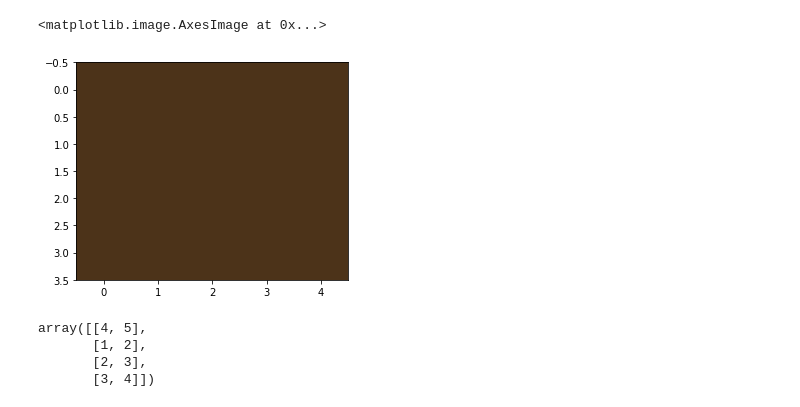
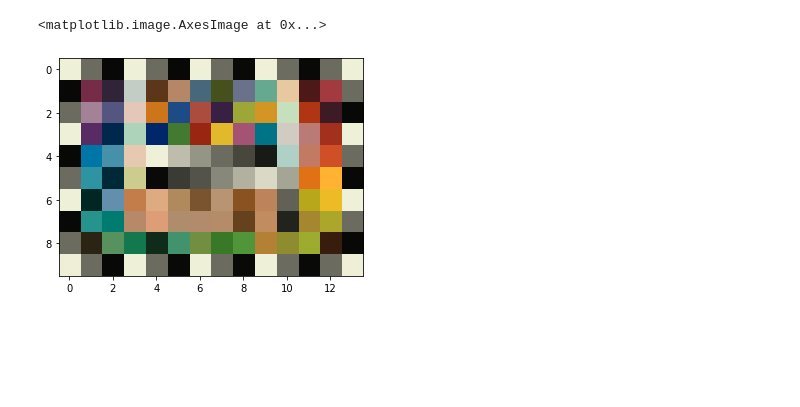
Before and after one commit to SoshinK/AWB, a Jupyter notebook: root-poly regression/Untitled.ipynb, the cells around one changed output. Saved outputs shown, nothing was run; the diff lists cells and outputs as text; code cells hidden in the pictures; blank space fills up the shorter version.

```diff
--- a/root-poly regression/Untitled.ipynb
+++ b/root-poly regression/Untitled.ipynb
@@ -114,0 +281,6 @@ spectra.shape
+# %%
+XYZ = []
+for i in range(ground_truth.shape[0]):
+    XYZ.append(CIELAB_to_XYZ(ground_truth[i], WHITE_POINT_XYZ_D50))
+XYZ = np.array(XYZ)
+print(XYZ)
@@ -125,30 +336 @@ def get_palette(colors, size):
     return palette
-# %%
-colorsXYZ = []
-for i in range(spectra.shape[0]):
-    refl = spectra[i]
-    X = np.dot(np.dot(sens_XYZ_R.T, D65), refl)
-    Y = np.dot(np.dot(sens_XYZ_G.T, D65), refl)
-    Z = np.dot(np.dot(sens_XYZ_B.T, D65), refl)
-    c = np.array([X, Y, Z]) / Y_WHITE
-    colorsXYZ.append(c)
-colorsXYZ = np.array(colorsXYZ)
-
-colorsRGB = []
-for i in range(spectra.shape[0]):
-    refl = spectra[i]
-    R = np.dot(np.dot(sens_RGB_R.T, D65), refl)
-    G = np.dot(np.dot(sens_RGB_G.T, D65), refl)
-    B = np.dot(np.dot(sens_RGB_B.T, D65), refl)
-    c = np.array([R, G, B]) / Y_WHITE
-    colorsRGB.append(c)
-colorsRGB = np.array(colorsRGB)
-# %%
-i = 0
-# %%
-i += 1
-print(i)
-#colorsXYZ = np.roll(colorsXYZ, -1, axis=0)
-p = get_palette(colorsXYZ, (14, 10))
-p = np.transpose(p, axes=(1,0,2))
-plt.imshow(p / np.amax(p))
@@ -161,15 +337,10 @@ np.transpose?
-# %%
-a = np.zeros((5, 4, 3))
-a[:, :] = [0.3, 0.2, 0.1]
-plt.imshow(np.reshape(a, (4, 5, 3)))
-# %% [output]
-<matplotlib.image.AxesImage at 0x...>
-[figure, removed]
-# %%
-a = np.array([[1,2], [2,3], [3, 4], [4, 5]])
-np.roll(a, 1, axis=0)
-# %% [output]
-array([[4, 5],
-       [1, 2],
-       [2, 3],
-       [3, 4]])
+# %%
+p = get_palette(XYZ, (14, 10), patchsize=1)
+p = np.transpose(p, axes=(1,0,2))
+for i in range(p.shape[0]):
+    for j in range(p.shape[1]):
+        p[i, j] = RGB_to_sRGB(np.clip(XYZ_to_RGB(p[i, j]), 0, 1))
+plt.imshow(p / np.amax(p))
+# %% [output]
+<matplotlib.image.AxesImage at 0x...>
+[figure, added]
```
Also changed, not shown: parts of 23 cells of this notebook.
